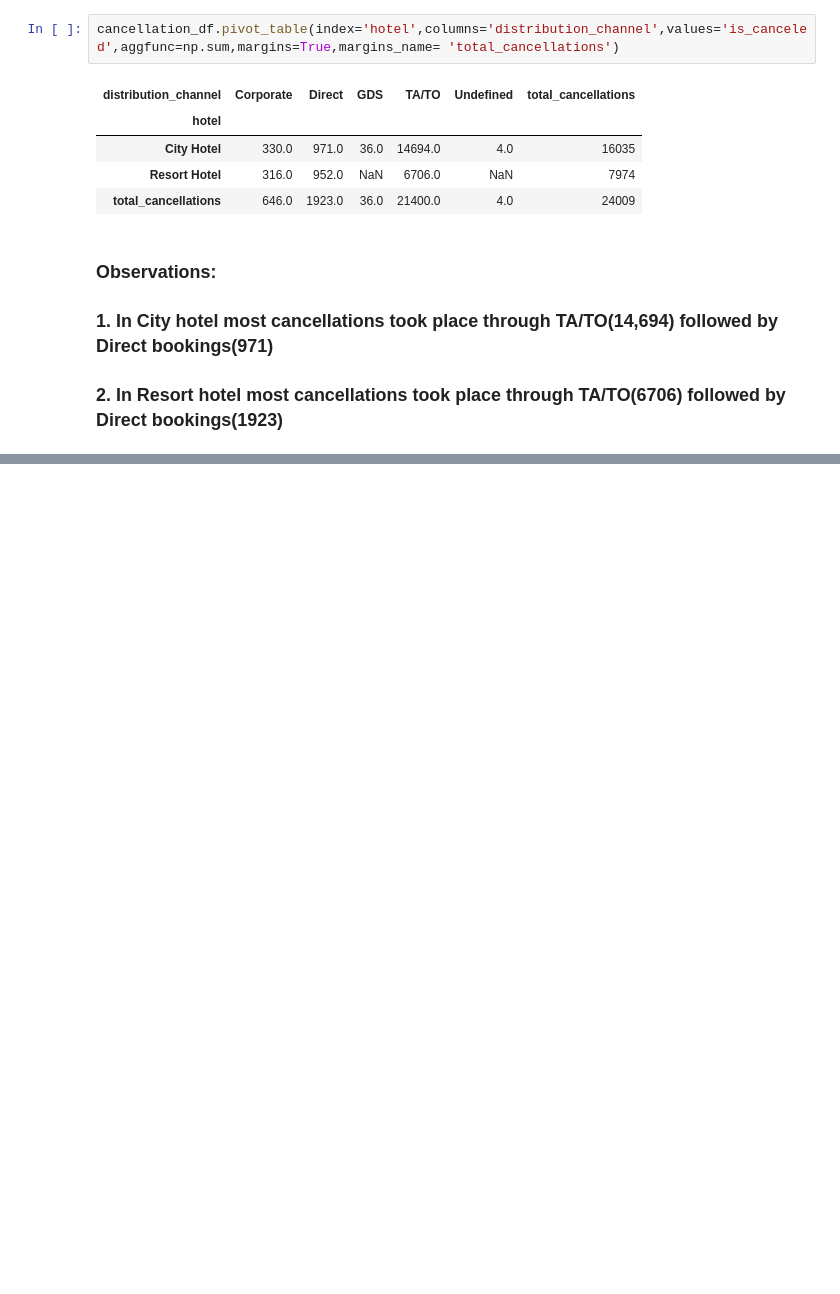
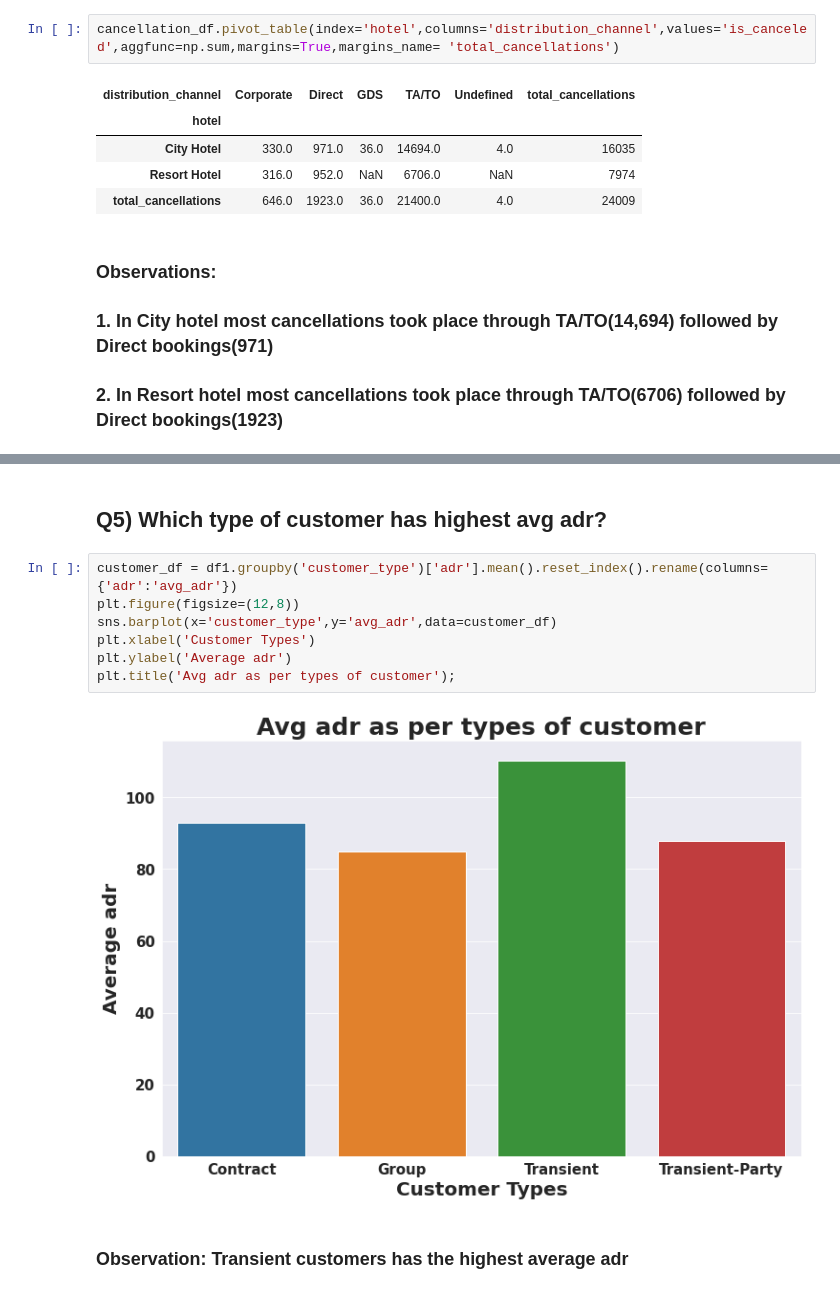
Before and after one commit to 7-sumit/Hotel-Booking-Analysis, a Jupyter notebook: Sumit_Berde_Hotel_Booking_Analysis_Capstone_Project.ipynb, the cells around one changed output, grey strips where cells are left out. Drawn from its saved outputs; the diff is of its cells as text; blank space fills up the shorter version.

```diff
--- a/Sumit_Berde_Hotel_Booking_Analysis_Capstone_Project.ipynb
+++ b/Sumit_Berde_Hotel_Booking_Analysis_Capstone_Project.ipynb
@@ -641,0 +660,13 @@ cancellation_df.pivot_table(index='hotel',columns='distribution_channel',values=
+# %% [markdown]
+## Q5) Which type of customer has highest avg adr?
+# %%
+customer_df = df1.groupby('customer_type')['adr'].mean().reset_index().rename(columns={'adr':'avg_adr'})
+plt.figure(figsize=(12,8))
+sns.barplot(x='customer_type',y='avg_adr',data=customer_df)
+plt.xlabel('Customer Types')
+plt.ylabel('Average adr')
+plt.title('Avg adr as per types of customer');
+# %% [output]
+[figure, added]
+# %% [markdown]
+### Observation: Transient customers has the highest average adr
```
Also changed, not shown: parts of 3 cells of this notebook.
